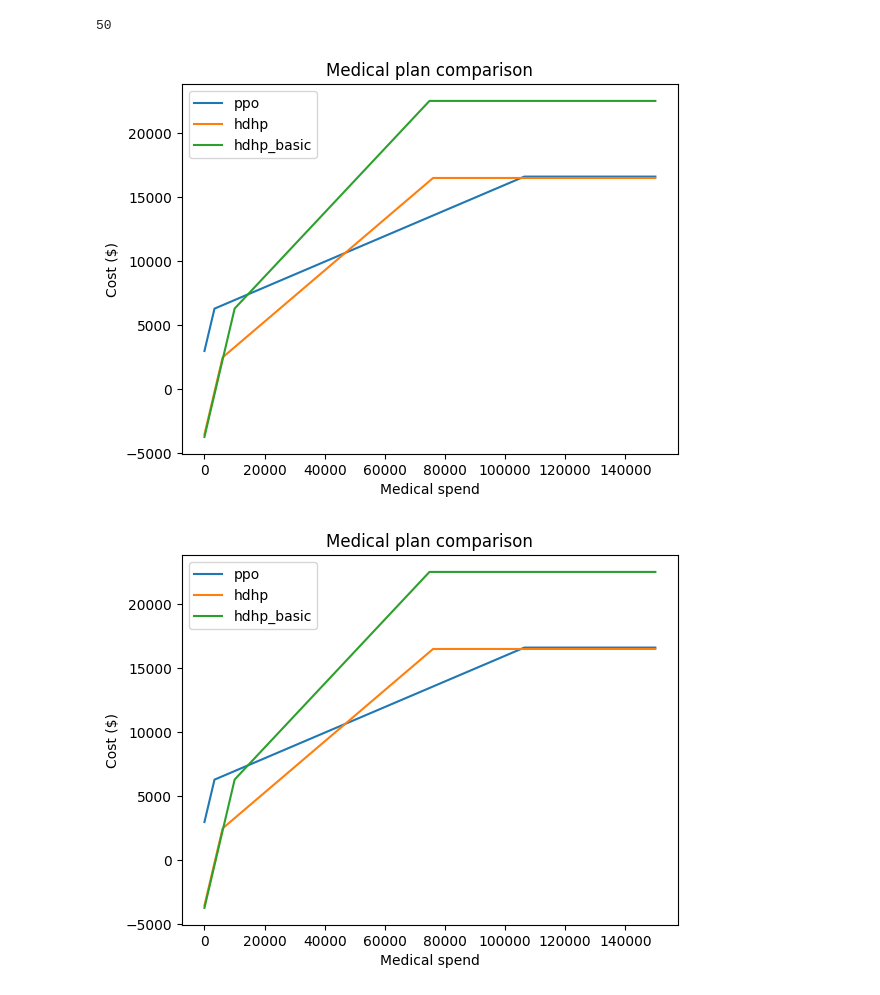
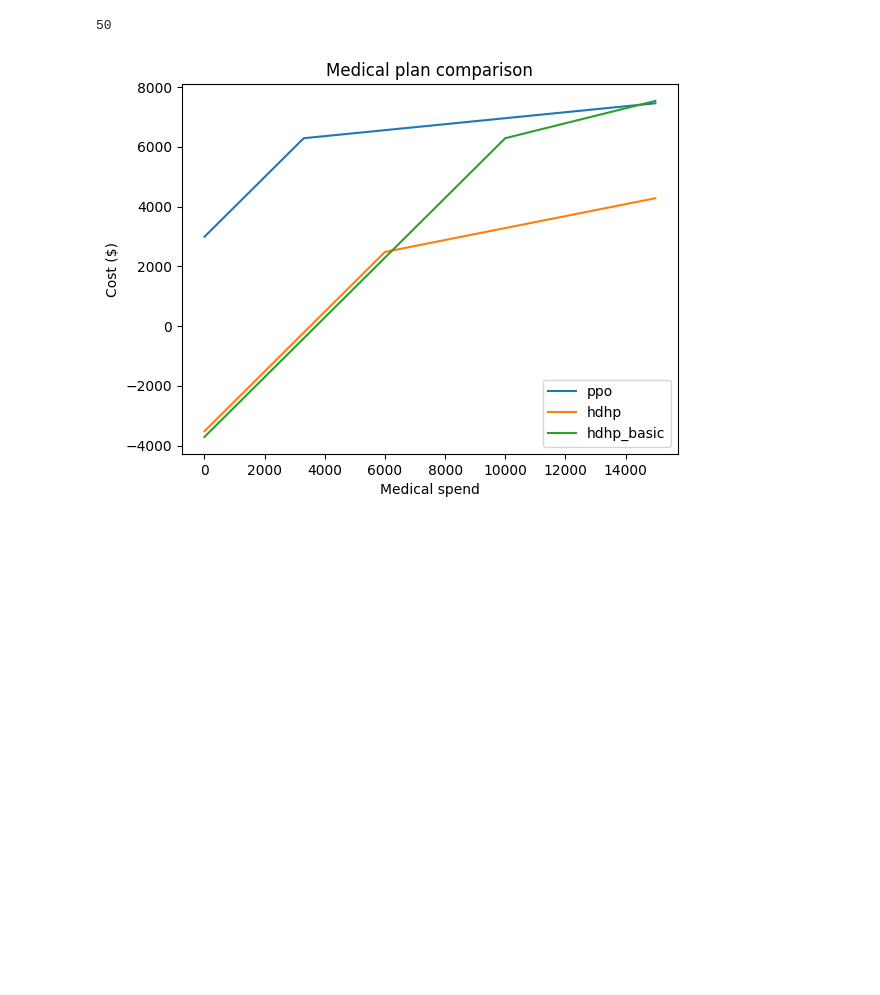
Before and after one commit to runningman2/health_insurance, a Jupyter notebook: test.ipynb, the cells around one changed output. Drawn from its saved outputs; the diff is of its cells as text; code cells hidden in the pictures; blank space fills up the shorter version.

```diff
--- a/test.ipynb
+++ b/test.ipynb
@@ -5,32 +5,31 @@ min(50,100)
 # %%
 """
 Main file to run insurance analysis
 """
 
 import matplotlib.pyplot as plt
 from helper_functions.helper_funcs import plot_plans
 
 from insurance_classes import Insurance_plan
 from helper_functions import *
 
 # define user inputs
 TAX_RATE = 0.35
 
 
 
 # create objects for each insurance type
 ppo_dict = {'premium': 332, 'deductible': 3300, 'oop_max': 13600,
             'hsa_limit': 2850, 'company_contribution': 0, 'coinsurance': 0.1}
 hdhp_dict = {'premium': 16, 'deductible': 6000, 'oop_max': 20000,
             'hsa_limit': 7750, 'company_contribution': 1000, 'coinsurance': 0.2}
 hdhp_basic_dict = {'premium': 0, 'deductible': 10000, 'oop_max': 26200,
             'hsa_limit': 7750, 'company_contribution': 1000, 'coinsurance': 0.25}
 
 ppo_object = Insurance_plan(TAX_RATE, 'ppo', **ppo_dict)
 hdhp_object = Insurance_plan(TAX_RATE, 'hdhp', **hdhp_dict)
 hdhp_basic_object = Insurance_plan(TAX_RATE, 'hdhp_basic', **hdhp_basic_dict)
 
-plot_plans([ppo_object, hdhp_object, hdhp_basic_object], 0, 150000, 10)
+plot_plans([ppo_object, hdhp_object, hdhp_basic_object], 0, 15000, 10)
 # %% [output]
-[figure, old version]
+[figure, new version]
-[figure, removed]
```
Also changed, not shown: 1 other file.
